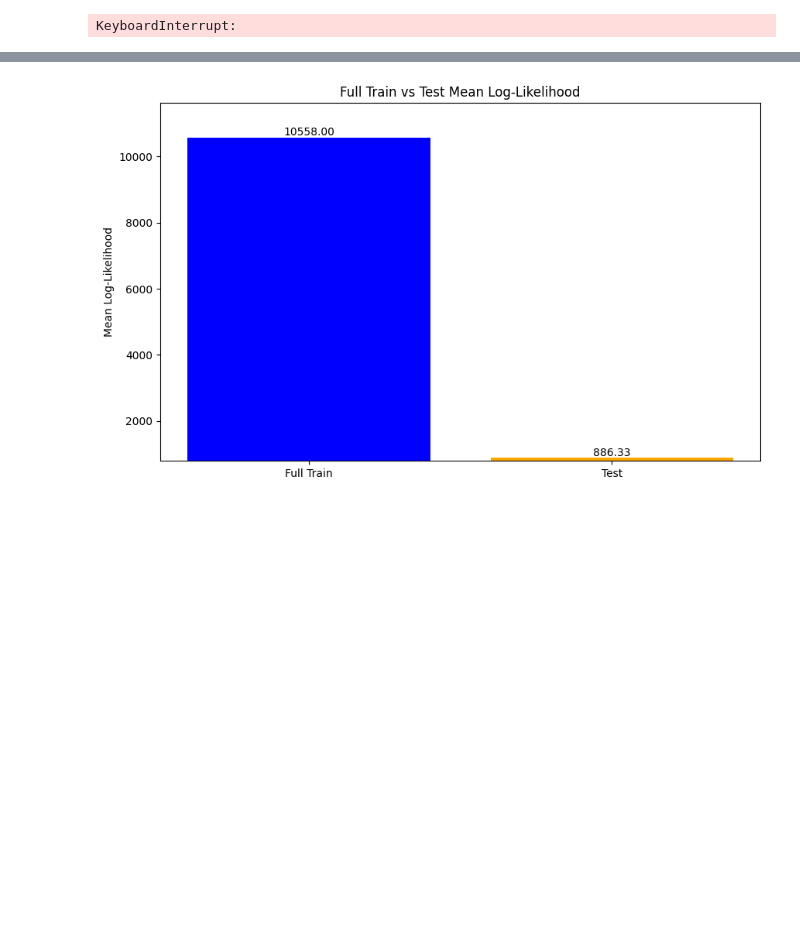
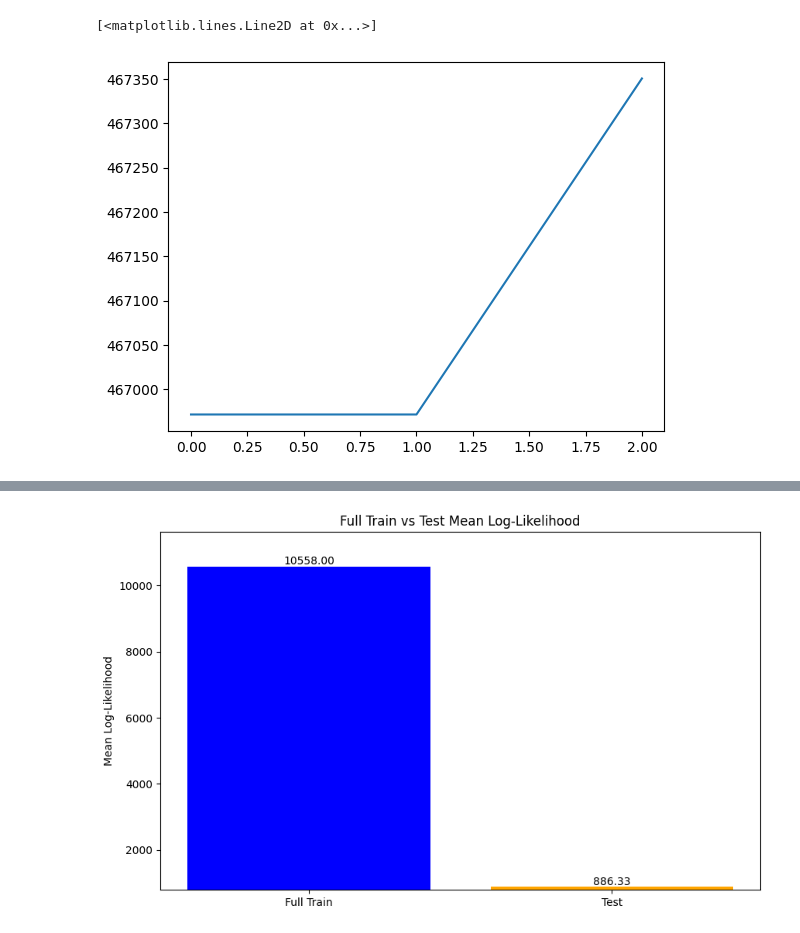
Before and after one commit to Mschaid/transphorm, a Jupyter notebook: notebooks/model_dev/arhmm_fp.ipynb, the cells around one changed output, grey strips where cells are left out. Cells and saved outputs as stored; diff of their text form; code cells hidden in the pictures; blank space fills up the shorter version.

```diff
--- a/notebooks/model_dev/arhmm_fp.ipynb
+++ b/notebooks/model_dev/arhmm_fp.ipynb
@@ -32,9 +50,10 @@ data.prepare_data()
 # %%
-model = ssm.HMM(K = 3, D = 1, M = 1, observations = 'ar')
-lls = model.fit(data.train, method='em', num_iters=30, transitions='sticky')
+model = ssm.HMM(K = 5, D = 1, M = 2, observations = 'ar')
+lls = model.fit(data.train, method='em', num_iters=2, transitions='sticky')
 plt.plot(lls)
 # %% [output]
-KeyboardInterrupt:
+[<matplotlib.lines.Line2D at 0x...>]
+[figure, added]
 # %%
 analyzer = ARHMMAnalyzer(model, lls, data.train, data.labels)
 # %%
```
Also changed, not shown: parts of 5 cells of this notebook, 2 other files.
